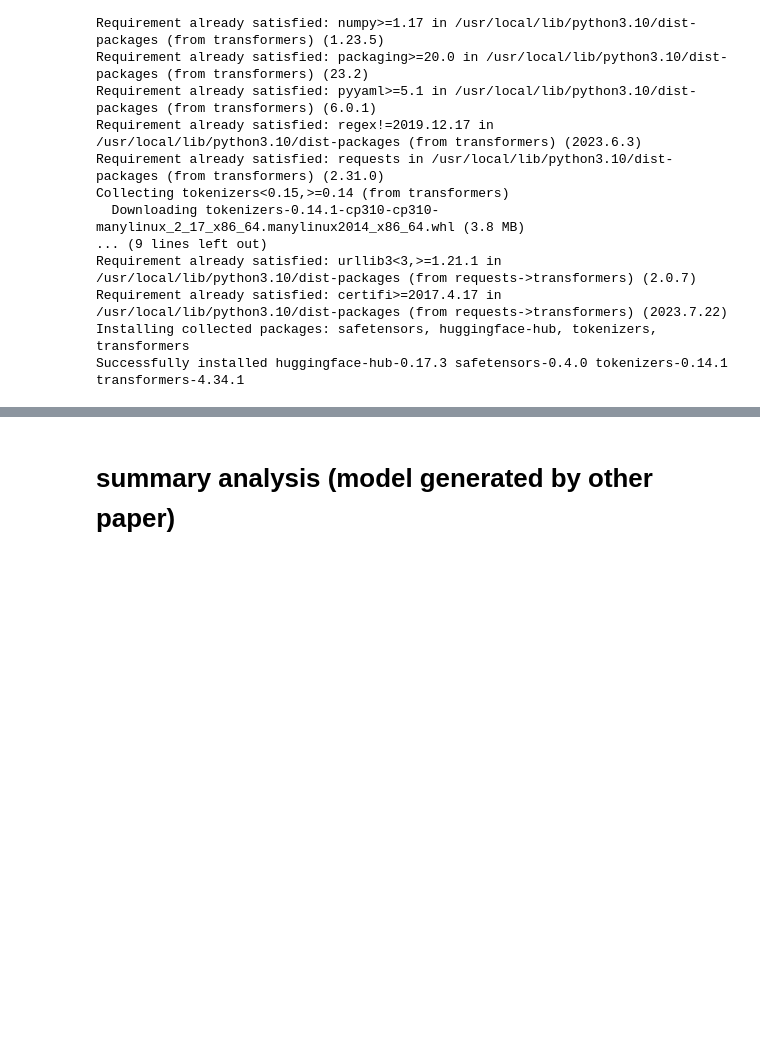
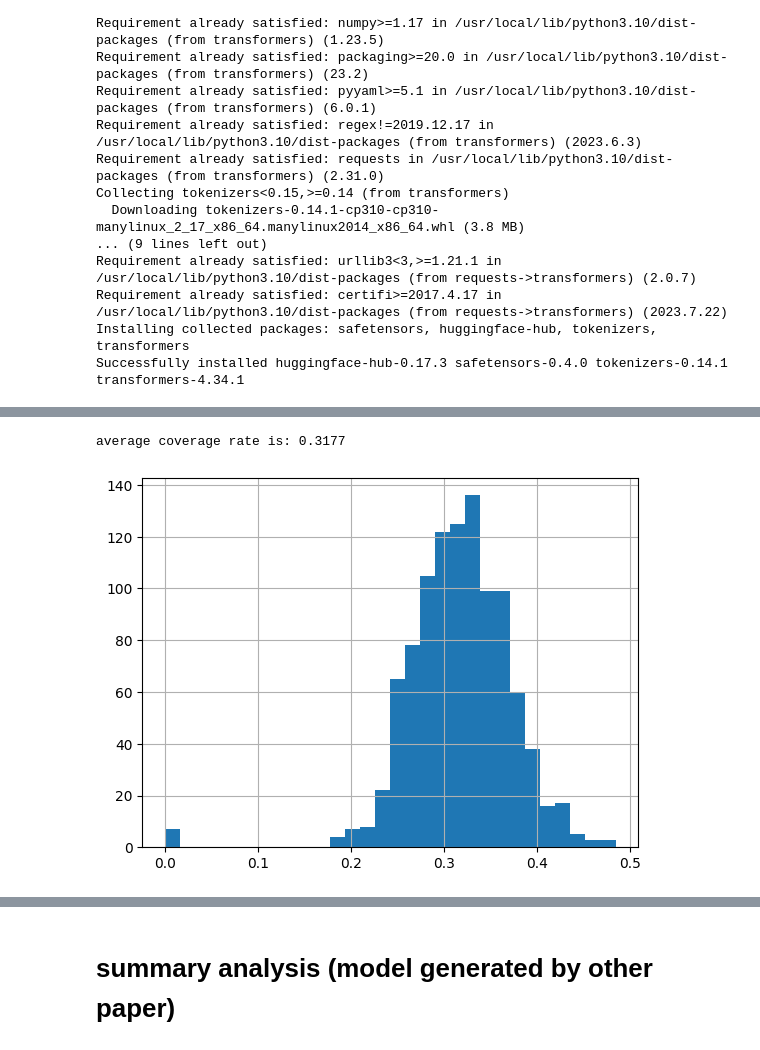
Before and after one commit to yuyuLJY/refuge_project, a Jupyter notebook: src/metric/coverage_rate.ipynb, the cells around one changed output, grey strips where cells are left out. Saved outputs shown, nothing was run; the diff lists cells and outputs as text; code cells hidden in the pictures; blank space fills up the shorter version.

```diff
--- a/src/metric/coverage_rate.ipynb
+++ b/src/metric/coverage_rate.ipynb
@@ -73,0 +116,13 @@ def analysis(df):
+# %%
+def clean_textRank_summary(df):
+  df = df.astype({'summary':'string'})
+  df['summary'] = df['summary'].fillna("")
+  df['summary'] = df['summary'].apply(lambda x: x.replace('[','').replace(']','').replace("'",""))
+  return df
+
+def correct_coverage_rate(df):
+  df[df['summary'] == ''] = 0
+  return df
+# %%
+df_tr_basic = pd.read_csv("prediction_textrank-sum.csv", engine=None)
+df_tr_basic = clean_textRank_summary(df_tr_basic)
@@ -73,0 +131,8 @@ def analysis(df):
+# %%
+df_tr_basic = process(df_tr_basic)
+# %%
+df_tr_basic_correct = correct_coverage_rate(df_tr_basic)
+analysis(df_tr_basic_correct)
+# %% [output]
+average coverage rate is: 0.3177
+[figure, added]
```
Also changed, not shown: parts of 26 cells of this notebook, 6 other files.
